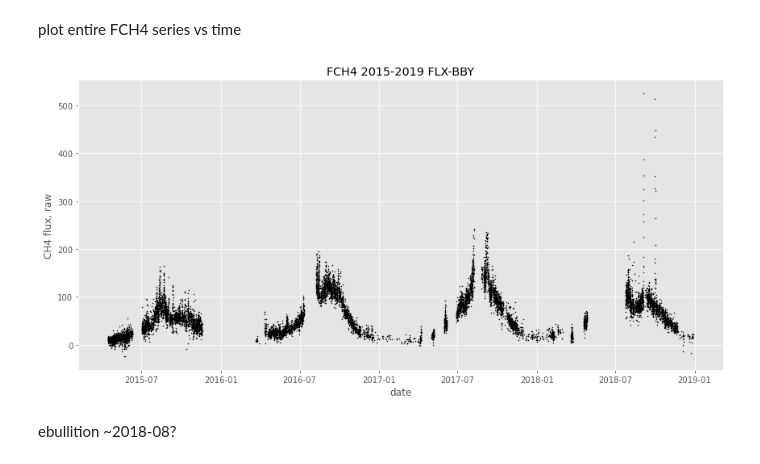
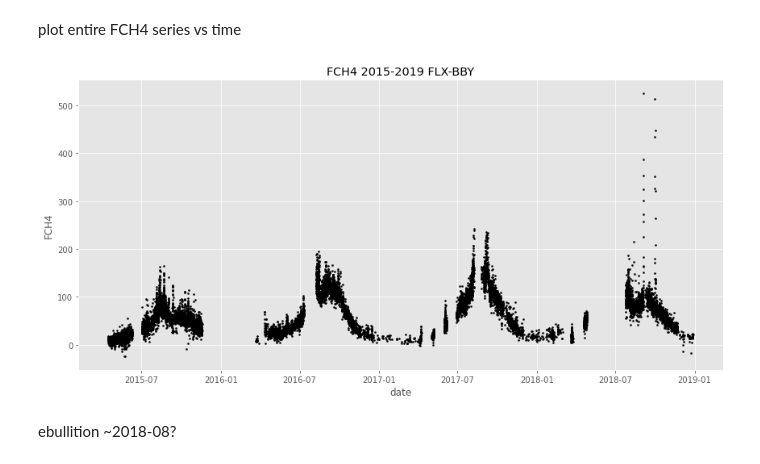
Before and after one commit to ottobriner/wavelet-partition, a Jupyter notebook: FLX_JP-BBY.ipynb, the cells around one changed output. Cells and saved outputs as stored; diff of their text form; code cells hidden in the pictures.

Commit message:
plotter scatterdate

```diff
--- a/FLX_JP-BBY.ipynb
+++ b/FLX_JP-BBY.ipynb
@@ -26,15 +26,10 @@ df['date'] = pd.to_datetime(df['TIMESTAMP_START'], format='%Y%m%d%H%M') # parse
 df = df.set_index(df['date'])
 # %% [markdown]
 plot entire FCH4 series vs time
-# %%
-fig, ax = plt.subplots(figsize=(12, 6))
-ax.scatter(df['date'], df['FCH4'], c='k', s=1)
-ax.set_ylabel("CH4 flux, raw")
-ax.set_xlabel("date")
-ax.set_title("FCH4 2015-2019 FLX-BBY")
-plt.tight_layout()
-# %% [output]
-[figure, removed]
+# %%
+p.scatterdate(df.index, df['FCH4'], xlabel='date', ylabel='FCH4', title="FCH4 2015-2019 FLX-BBY")
+# %% [output]
+[figure, added]
 # %% [markdown]
 ebullition ~2018-08?
 # %%
```
Also changed, not shown: parts of 2 cells of this notebook, 1 other file.
